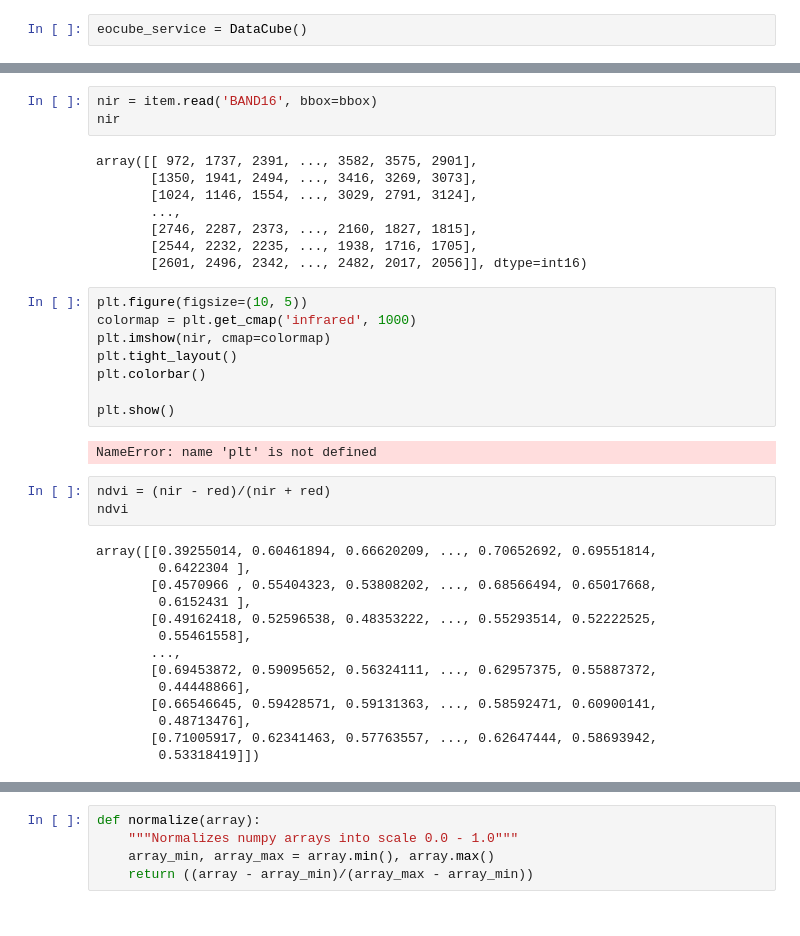
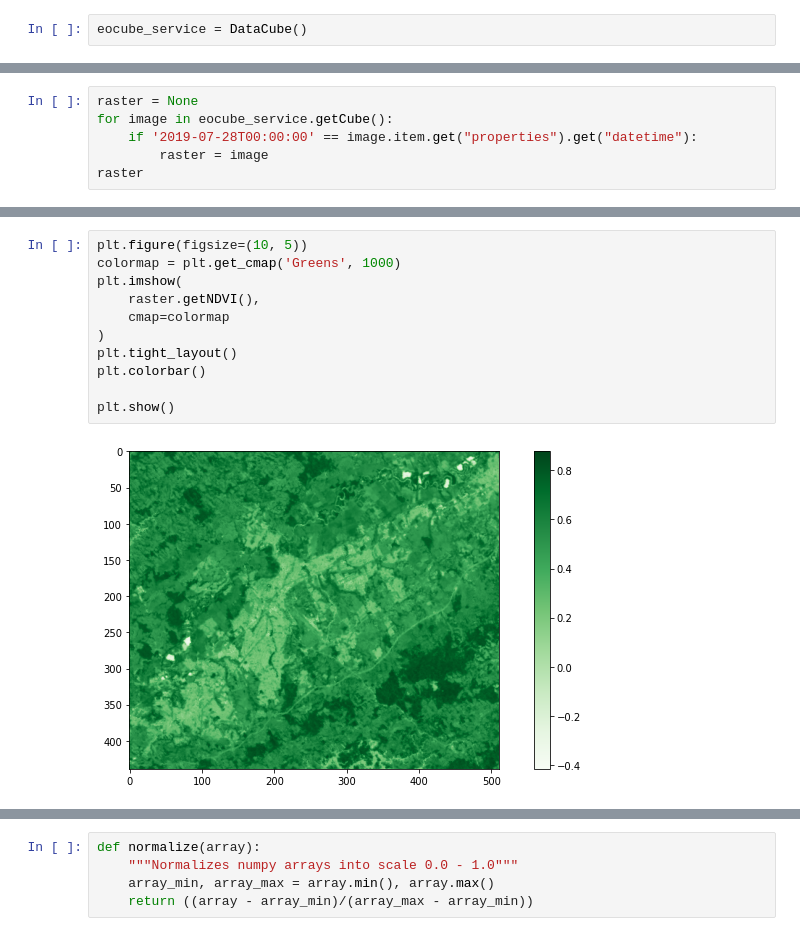
Before and after one commit to AbnerErnaniADSFatec/in-prog-geo, a Jupyter notebook: prog-geo/api-eodc-testes/EOCubeTests.ipynb, the cells around one changed output, grey strips where cells are left out. Cells and saved outputs as stored; diff of their text form.

```diff
--- a/prog-geo/api-eodc-testes/EOCubeTests.ipynb
+++ b/prog-geo/api-eodc-testes/EOCubeTests.ipynb
@@ -57,0 +39,6 @@ array([[424, 428, 479, ..., 616, 642, 632],
+# %%
+raster = None
+for image in eocube_service.getCube():
+    if '2019-07-28T00:00:00' == image.item.get("properties").get("datetime"):
+        raster = image
+raster
@@ -65,41 +57,16 @@ plt.colorbar()
 plt.show()
 # %% [output]
 [figure]
-# %%
-nir = item.read('BAND16', bbox=bbox)
-nir
-# %% [output]
-array([[ 972, 1737, 2391, ..., 3582, 3575, 2901],
-       [1350, 1941, 2494, ..., 3416, 3269, 3073],
-       [1024, 1146, 1554, ..., 3029, 2791, 3124],
-       ...,
-       [2746, 2287, 2373, ..., 2160, 1827, 1815],
-       [2544, 2232, 2235, ..., 1938, 1716, 1705],
-       [2601, 2496, 2342, ..., 2482, 2017, 2056]], dtype=int16)
 # %%
 plt.figure(figsize=(10, 5))
-colormap = plt.get_cmap('infrared', 1000)
-plt.imshow(nir, cmap=colormap)
+colormap = plt.get_cmap('Greens', 1000)
+plt.imshow(
+    raster.getNDVI(),
+    cmap=colormap
+)
 plt.tight_layout()
 plt.colorbar()
 
 plt.show()
 # %% [output]
-NameError: name 'plt' is not defined
+[figure, added]
-# %%
-ndvi = (nir - red)/(nir + red)
-ndvi
-# %% [output]
-array([[0.39255014, 0.60461894, 0.66620209, ..., 0.70652692, 0.69551814,
-        0.6422304 ],
-       [0.4570966 , 0.55404323, 0.53808202, ..., 0.68566494, 0.65017668,
-        0.6152431 ],
-       [0.49162418, 0.52596538, 0.48353222, ..., 0.55293514, 0.52222525,
-        0.55461558],
-       ...,
-       [0.69453872, 0.59095652, 0.56324111, ..., 0.62957375, 0.55887372,
-        0.44448866],
-       [0.66546645, 0.59428571, 0.59131363, ..., 0.58592471, 0.60900141,
-        0.48713476],
-       [0.71005917, 0.62341463, 0.57763557, ..., 0.62647444, 0.58693942,
-        0.53318419]])
```
Also changed, not shown: parts of 18 cells of this notebook, 5 other files.
